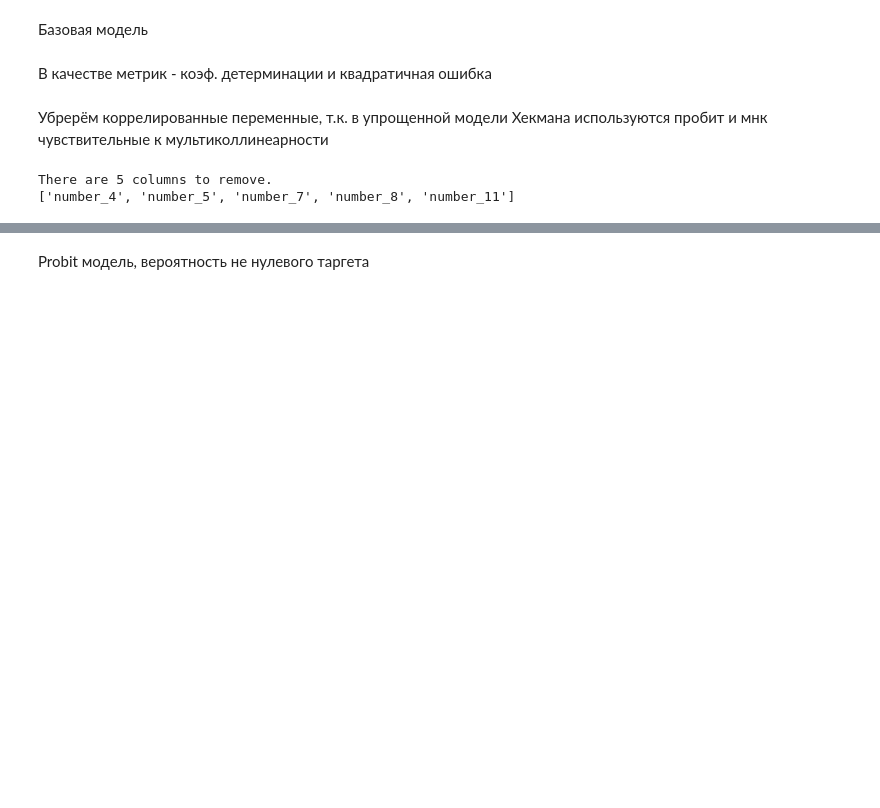
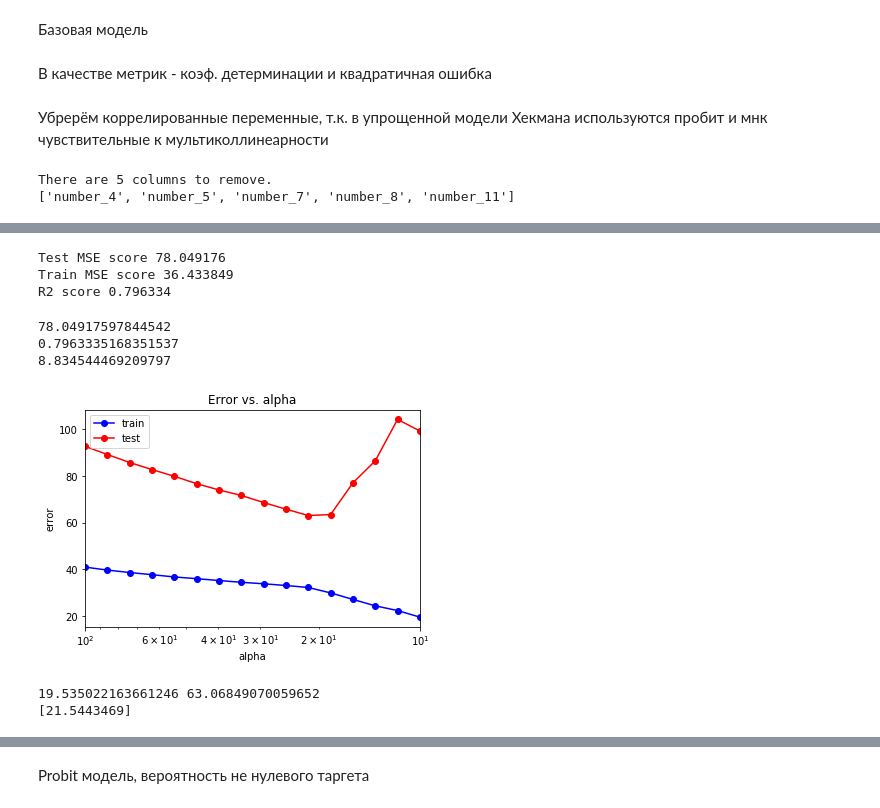
Before and after one commit to CobaltLS/MachineLearning, a Jupyter notebook: SDSJ/SDSJ2018.ipynb, the cells around one changed output, grey strips where cells are left out. Cells and saved outputs as stored; diff of their text form; code cells hidden in the pictures; blank space fills up the shorter version.

```diff
--- a/SDSJ/SDSJ2018.ipynb
+++ b/SDSJ/SDSJ2018.ipynb
@@ -218,3 +216,14 @@ data_test.drop(to_drop, axis=1, inplace=True)
 # %% [output]
 There are 5 columns to remove.
 ['number_4', 'number_5', 'number_7', 'number_8', 'number_11']
+# %%
+#X_train, X_test, y_train, y_test = train_test_split(data, target, test_size=0.2, random_state=42)
+X_train = data.copy()
+y_train = target.copy()
+
+X_test = data_test.copy()
+y_test = target_test.copy()
+# %%
+mlp_model = MLPRegressor(alpha = 10, hidden_layer_sizes = (100, 500), solver = 'lbfgs',
+                         activation = 'logistic', random_state = 42)
+mlp_model.fit(X_train, y_train)
@@ -220,0 +238,51 @@ There are 5 columns to remove.
+# %%
+y_train_pred = mlp_model.predict(X_train)
+y_test_pred = mlp_model.predict(X_test)
+print('Test MSE score %.6f' % mean_squared_error(y_test, y_test_pred))
+print('Train MSE score %.6f' % mean_squared_error(y_train, y_train_pred))
+print('R2 score %.6f' % r_squared(y_test.values.ravel(), y_test_pred.ravel()))
+# %% [output]
+Test MSE score 78.049176
+Train MSE score 36.433849
+R2 score 0.796334
+# %%
+print(mean_squared_error(y_test, y_test_pred))
+print(r_squared(y_test.values.ravel(), y_test_pred.ravel()))
+print(mse(y_test.values.ravel(), y_test_pred.ravel()))
+# %% [output]
+78.04917597844542
+0.7963335168351537
+8.834544469209797
+# %%
+alpha_arr = np.logspace(1, 2, 16)
+test_err = []
+train_err = []
+for alpha in alpha_arr:
+    mlp_model = MLPRegressor(alpha = alpha, hidden_layer_sizes = (200, 200),
+                              solver = 'lbfgs', activation = 'logistic', random_state = 42)
+    mlp_model.fit(X_train, y_train)
+
+    y_train_pred = mlp_model.predict(X_train)
+    y_test_pred = mlp_model.predict(X_test)
+    train_err.append(mean_squared_error(y_train, y_train_pred))
+    test_err.append(mean_squared_error(y_test, y_test_pred))
+# %%
+plt.semilogx(alpha_arr, train_err, 'b-o', label = 'train')
+plt.semilogx(alpha_arr, test_err, 'r-o', label = 'test')
+plt.xlim([np.max(alpha_arr), np.min(alpha_arr)])
+plt.title('Error vs. alpha')
+plt.xlabel('alpha')
+plt.ylabel('error')
+plt.legend()
+pass
+# %% [output]
+[figure, added]
+# %%
+min_train_err = np.min(train_err)
+min_test_err = np.min(test_err)
+print(min_train_err, min_test_err)
+alpha_opt = alpha_arr[test_err == min_test_err]
+print(alpha_opt)
+# %% [output]
+19.535022163661246 63.06849070059652
+[21.5443469]
```
Also changed, not shown: parts of 44 cells of this notebook.
